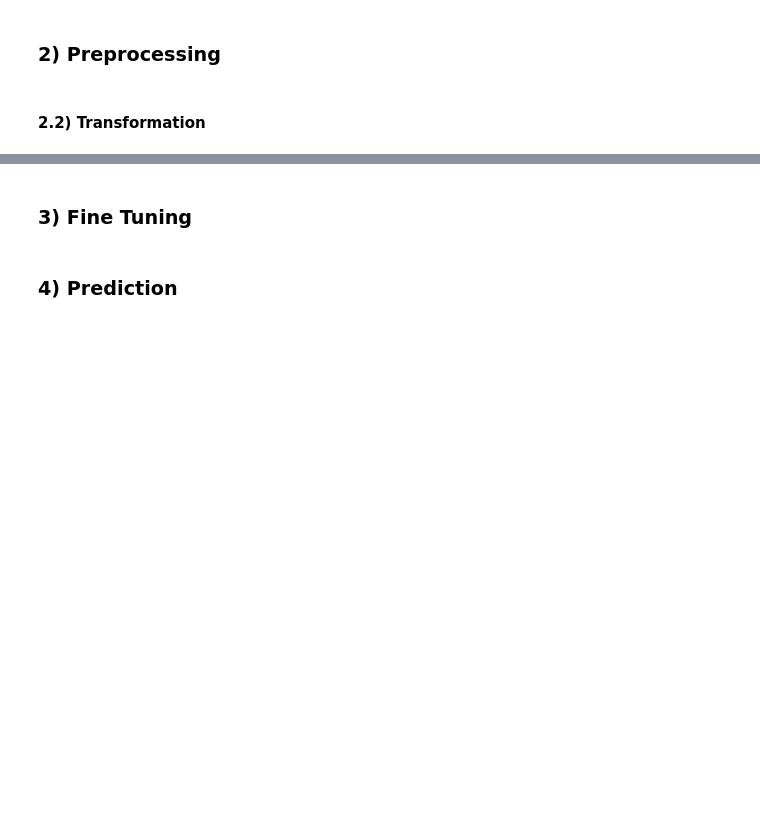
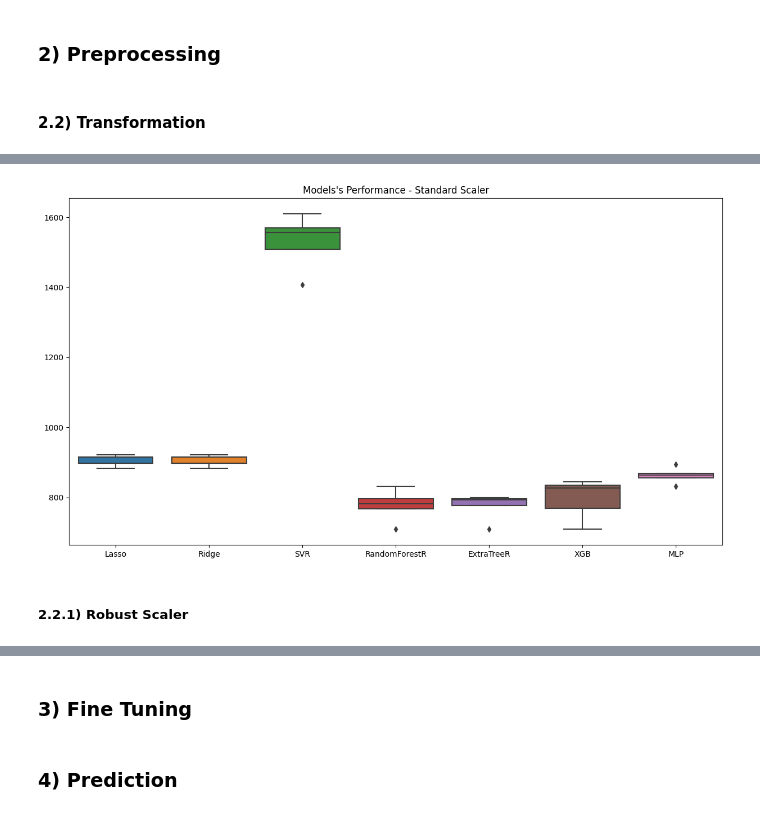
Before and after one commit to caiosoter/DS-Projects, a Jupyter notebook: Solar_Power_Generation_Prediction/Solar_Power_Prediction.ipynb, the cells around one changed output, grey strips where cells are left out. Drawn from its saved outputs; the diff is of its cells as text; code cells hidden in the pictures; blank space fills up the shorter version.

```diff
--- a/Solar_Power_Generation_Prediction/Solar_Power_Prediction.ipynb
+++ b/Solar_Power_Generation_Prediction/Solar_Power_Prediction.ipynb
@@ -356,0 +455,20 @@ Conclusions
+# %%
+# Standard Scaler Transformation:
+
+std = StandardScaler()
+X_train_std = std.fit_transform(X_train)
+X_test_std = std.transform(X_test)
+# %%
+# Best model:
+
+resultado_rms, resultado_r2 = melhor_modelo(X_train_std, y_train)
+# %%
+# PLotting model's performance:
+
+plt.figure(figsize=(15, 8))
+plt.title("Models's Performance - Standard Scaler")
+sns.boxplot(resultado_rms);
+# %% [output]
+[figure, added]
+# %% [markdown]
+##### 2.2.1) Robust Scaler
```
Also changed, not shown: parts of 16 cells of this notebook.
